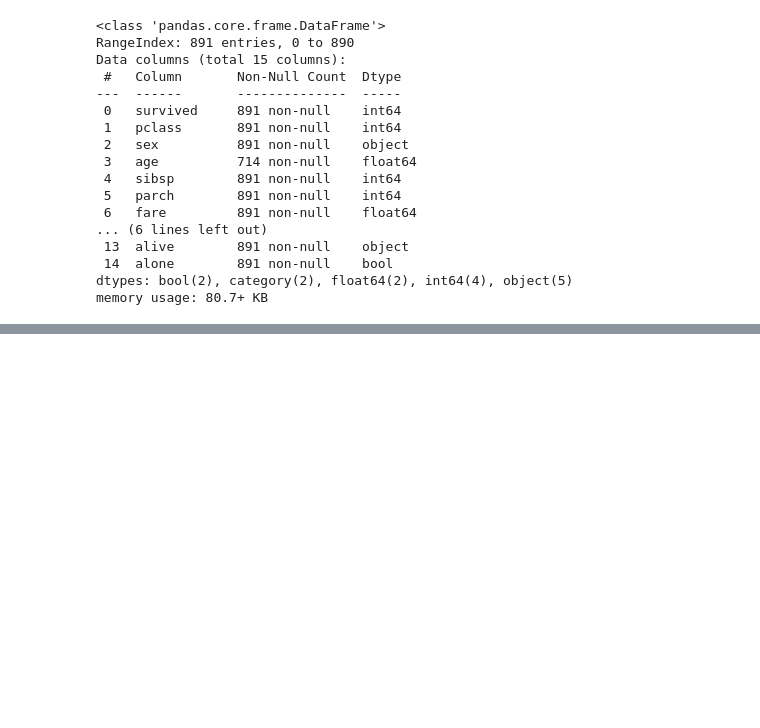
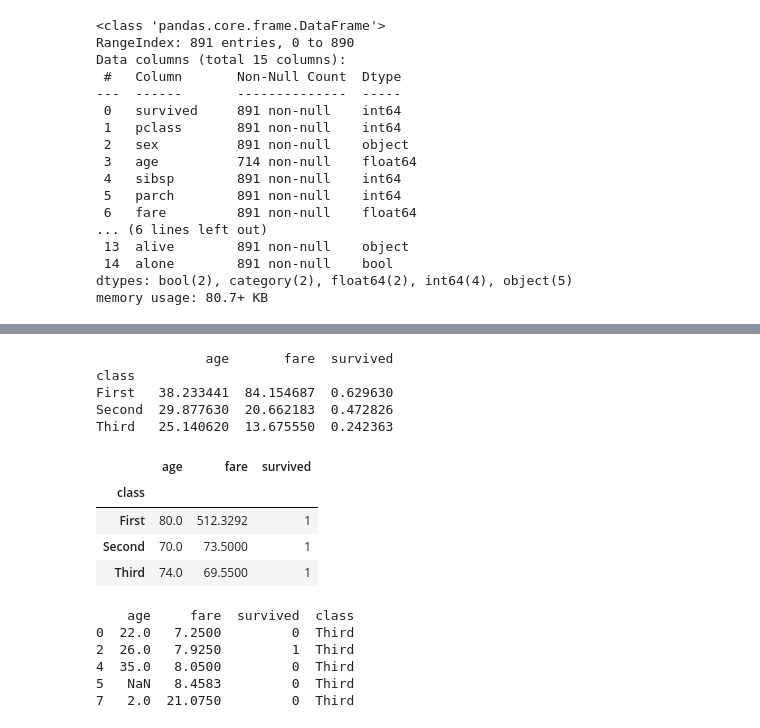
Before and after one commit to windyday0622/windyday, a Jupyter notebook: m3_분석 라이브러리/ pandas_2_연산.ipynb, the cells around one changed output, grey strips where cells are left out. Saved outputs shown, nothing was run; the diff lists cells and outputs as text; code cells hidden in the pictures; blank space fills up the shorter version.

```diff
--- a/m3_분석 라이브러리/ pandas_2_연산.ipynb
+++ b/m3_분석 라이브러리/ pandas_2_연산.ipynb
@@ -320,3 +320,8 @@ Data columns (total 15 columns):
  14  alone        891 non-null    bool
 dtypes: bool(2), category(2), float64(2), int64(4), object(5)
 memory usage: 80.7+ KB
+# %%
+# class 열을 기준으로 분할(1개 열을 기준)
+df1 = df[['age', 'fare', 'survived', 'class']]
+grouped = df1.groupby(['class'])
+print(grouped)
@@ -322,0 +353,31 @@ memory usage: 80.7+ KB
+# %%
+# 연산 메소드 적용
+average=grouped.mean()
+print(average)
+# %% [output]
+              age       fare  survived
+class
+First   38.233441  84.154687  0.629630
+Second  29.877630  20.662183  0.472826
+Third   25.140620  13.675550  0.242363
+# %%
+stat = grouped.max()
+stat
+# %% [output]
+|  | age | fare | survived |
+| class |  |  |  |
+| First | 80.0 | 512.3292 | 1 |
+| Second | 70.0 | 73.5000 | 1 |
+| Third | 74.0 | 69.5500 | 1 |
+# %%
+# 개별 그룹 선택하기
+group3 = grouped.get_group('Third')
+
+print(group3.head())
+# %% [output]
+    age     fare  survived  class
+0  22.0   7.2500         0  Third
+2  26.0   7.9250         1  Third
+4  35.0   8.0500         0  Third
+5   NaN   8.4583         0  Third
+7   2.0  21.0750         0  Third
```
Also changed, not shown: parts of 19 cells of this notebook.
